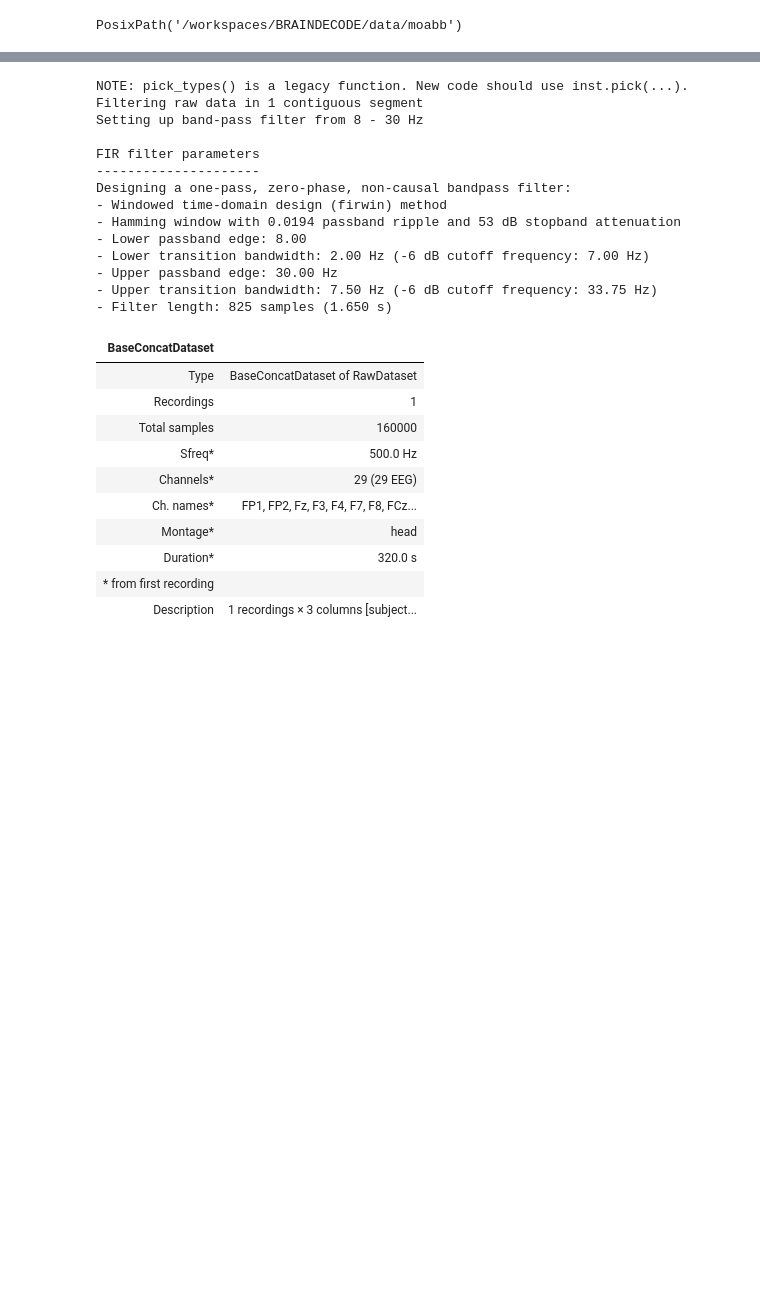
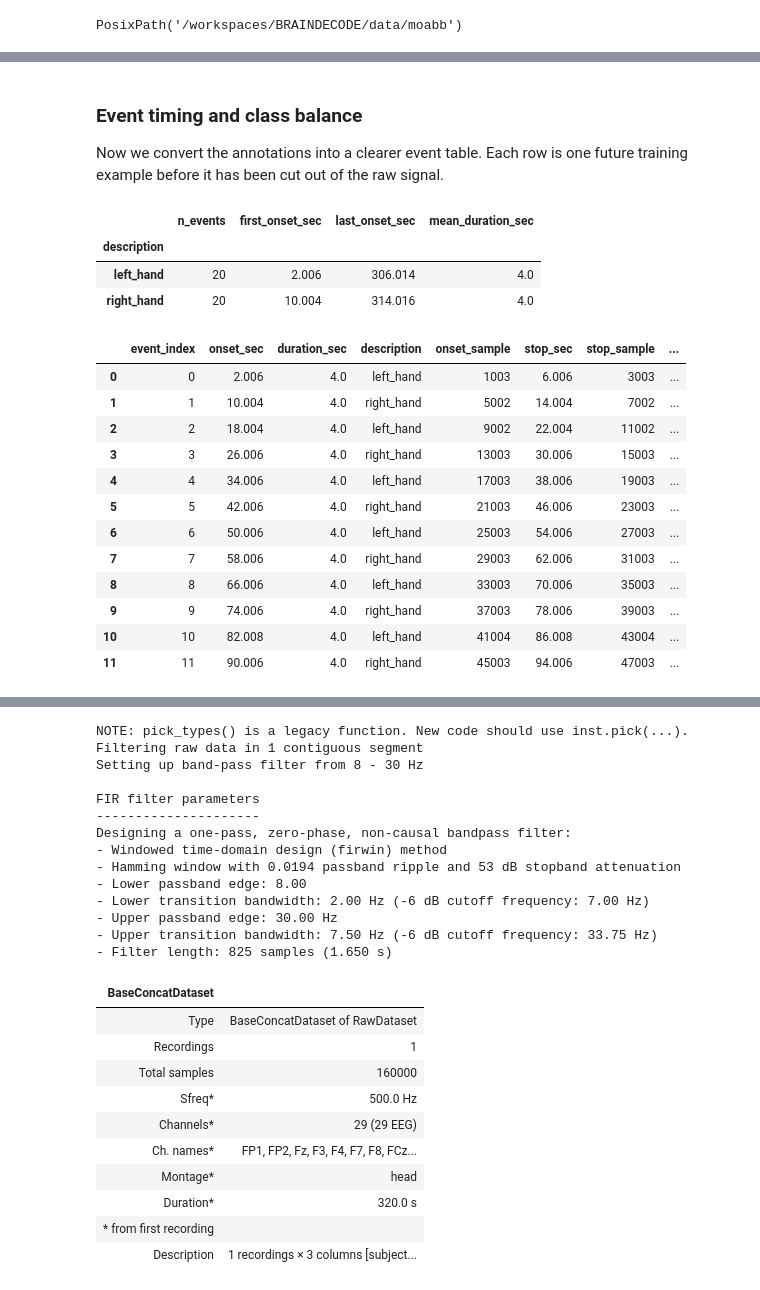
Before and after one commit to hmmakand/EEG, a Jupyter notebook: notebooks/dataset_test_splitting_liu2024.ipynb, the cells around one changed output, grey strips where cells are left out. Drawn from its saved outputs; the diff is of its cells as text; code cells hidden in the pictures; blank space fills up the shorter version.

```diff
--- a/notebooks/dataset_test_splitting_liu2024.ipynb
+++ b/notebooks/dataset_test_splitting_liu2024.ipynb
@@ -19,0 +160,44 @@ Used Annotations descriptions: [np.str_('left_hand'), np.str_('right_hand')]
+# %% [markdown]
+### Event timing and class balance
+
+Now we convert the annotations into a clearer event table. Each row is one future training example before it has been cut out of the raw signal.
+# %%
+sfreq = raw.info["sfreq"]
+
+event_table = annotations.copy()
+event_table.insert(0, "event_index", range(len(event_table)))
+event_table["onset_sample"] = (event_table["onset_sec"] * sfreq).round().astype(int)
+event_table["stop_sec"] = event_table["onset_sec"] + event_table["duration_sec"]
+event_table["stop_sample"] = (event_table["stop_sec"] * sfreq).round().astype(int)
+event_table["gap_from_previous_sec"] = event_table["onset_sec"].diff()
+
+event_summary = (
+    event_table.groupby("description")
+    .agg(
+        n_events=("description", "size"),
+        first_onset_sec=("onset_sec", "min"),
+        last_onset_sec=("onset_sec", "max"),
+        mean_duration_sec=("duration_sec", "mean"),
+    )
+)
+
+display(event_summary)
+event_table.head(12)
+# %% [output]
+|  | n_events | first_onset_sec | last_onset_sec | mean_duration_sec |
+| description |  |  |  |  |
+| left_hand | 20 | 2.006 | 306.014 | 4.0 |
+| right_hand | 20 | 10.004 | 314.016 | 4.0 |
+|  | event_index | onset_sec | duration_sec | description | onset_sample | stop_sec | stop_sample | ... |
+| 0 | 0 | 2.006 | 4.0 | left_hand | 1003 | 6.006 | 3003 | ... |
+| 1 | 1 | 10.004 | 4.0 | right_hand | 5002 | 14.004 | 7002 | ... |
+| 2 | 2 | 18.004 | 4.0 | left_hand | 9002 | 22.004 | 11002 | ... |
+| 3 | 3 | 26.006 | 4.0 | right_hand | 13003 | 30.006 | 15003 | ... |
+| 4 | 4 | 34.006 | 4.0 | left_hand | 17003 | 38.006 | 19003 | ... |
+| 5 | 5 | 42.006 | 4.0 | right_hand | 21003 | 46.006 | 23003 | ... |
+| 6 | 6 | 50.006 | 4.0 | left_hand | 25003 | 54.006 | 27003 | ... |
+| 7 | 7 | 58.006 | 4.0 | right_hand | 29003 | 62.006 | 31003 | ... |
+| 8 | 8 | 66.006 | 4.0 | left_hand | 33003 | 70.006 | 35003 | ... |
+| 9 | 9 | 74.006 | 4.0 | right_hand | 37003 | 78.006 | 39003 | ... |
+| 10 | 10 | 82.008 | 4.0 | left_hand | 41004 | 86.008 | 43004 | ... |
+| 11 | 11 | 90.006 | 4.0 | right_hand | 45003 | 94.006 | 47003 | ... |
```
Also changed, not shown: parts of 27 cells of this notebook, 37 other files.
